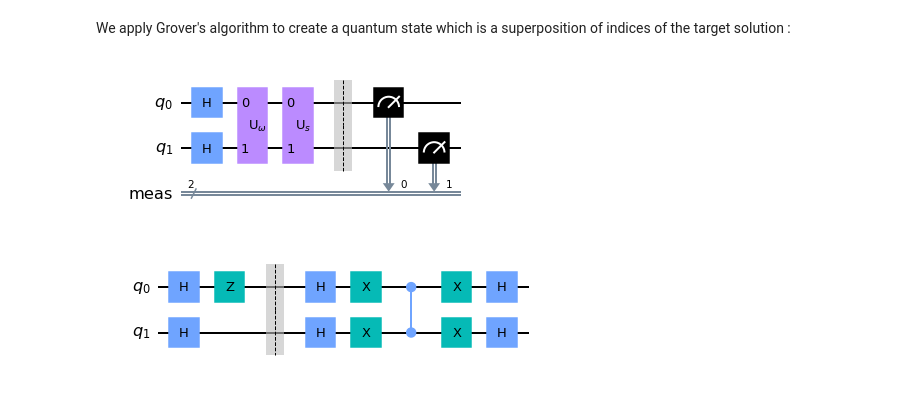
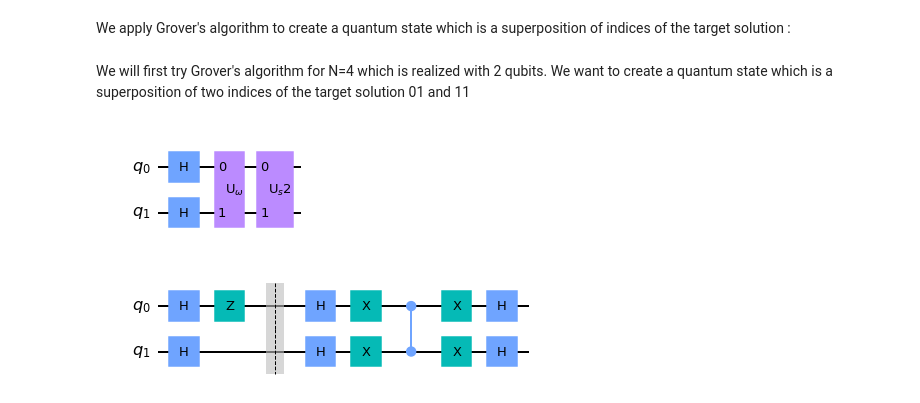
Before and after one commit to wiamadnan/challenge-qosf, a Jupyter notebook: Task 1 wiam.ipynb, the cells around one changed output. Cells and saved outputs as stored; diff of their text form; code cells hidden in the pictures.

```diff
--- a/Task 1 wiam.ipynb
+++ b/Task 1 wiam.ipynb
@@ -75,7 +75,7 @@ def initialize_s(qc, qubits):
 # %%
 # Creating a phase oracle
 
-def oracle(nqubits):
+def oracle2(nqubits):
     qc = QuantumCircuit(nqubits)
     qc.z(0)
     O = qc.to_gate()
@@ -84,5 +110,5 @@ def oracle(nqubits):
 # %%
-# Diffusion operator (U_s)
+# Diffusion operator (U_s2) for 2 qubits
 
 def diffuser2(nqubits):
     qc = QuantumCircuit(nqubits)
@@ -90,21 +116,23 @@ def diffuser2(nqubits):
     qc.z([0,1])
     qc.cz(0,1)
     qc.h([0,1])
-    U_s = qc.to_gate()
-    U_s.name = "U$_s$"
-    return U_s
+    qc.draw('mpl')
+    U_s2 = qc.to_gate()
+    U_s2.name = "U$_s2$"
+    return U_s2
+# %% [markdown]
+We will first try Grover's algorithm for N=4 which is realized with 2 qubits. We want to create a quantum state which is a superposition of two indices of the target solution 01 and 11
 # %%
 # Grover's algorithm first implementation
 
 n = 2
 grover_circuit = QuantumCircuit(n)
 grover_circuit = initialize_s(grover_circuit, [0,1])
-grover_circuit.append(oracle(n), [0,1])
+grover_circuit.append(oracle2(n), [0,1])
 grover_circuit.append(diffuser2(n), [0,1])
-grover_circuit.measure_all()
 grover_circuit.draw('mpl')
 # %% [output]
-[figure, old version]
+[figure, new version]
 # %%
 # Grover's algorithm second implementation
 
```
Also changed, not shown: parts of 7 cells of this notebook.
